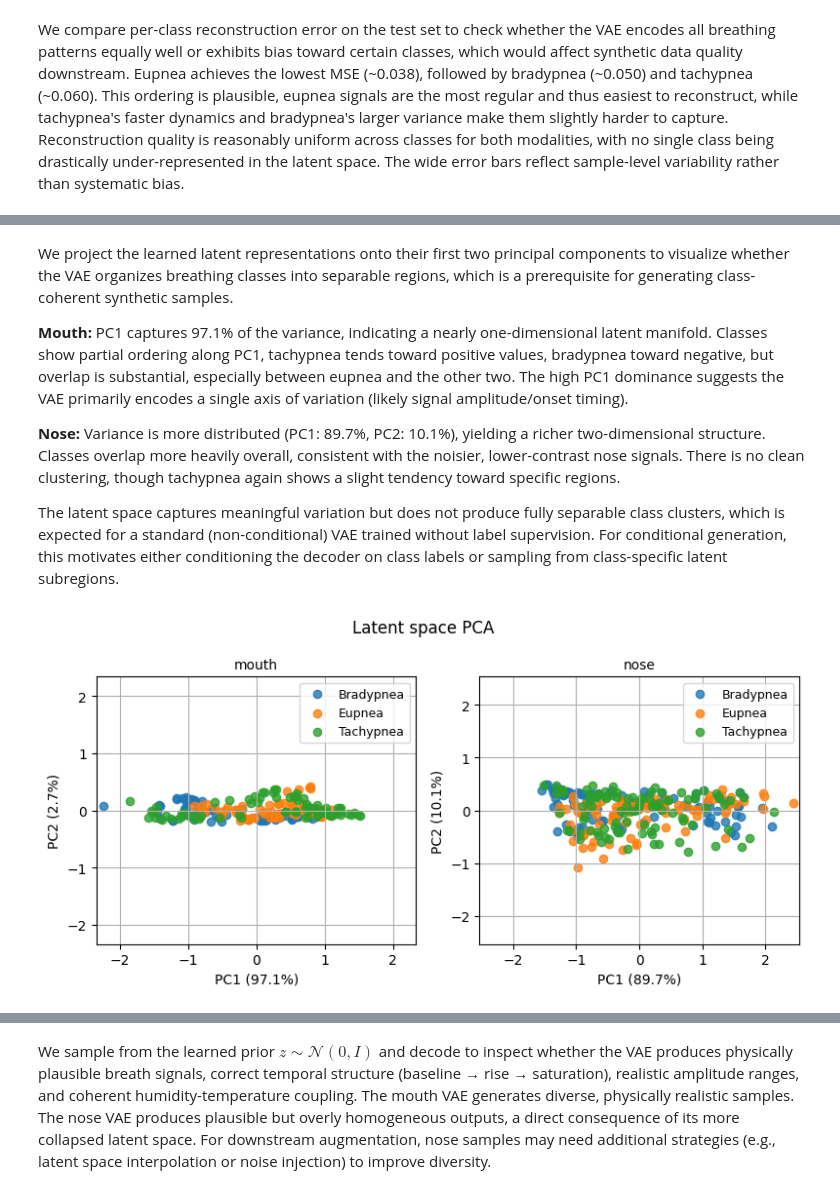
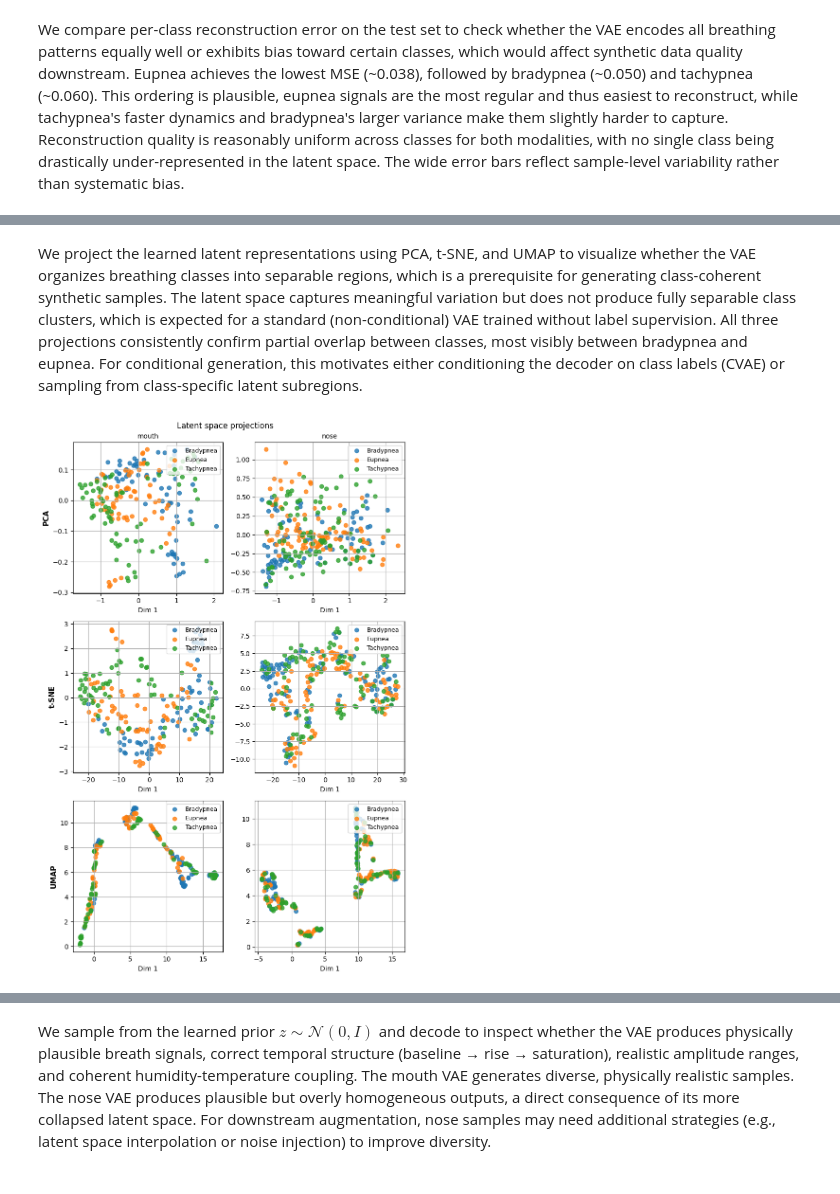
Before and after one commit to leon-rny/neural-network-breath-modeling, a Jupyter notebook: vae_evaluation.ipynb, the cells around one changed output, grey strips where cells are left out. Drawn from its saved outputs; the diff is of its cells as text; code cells hidden in the pictures.

```diff
--- a/vae_evaluation.ipynb
+++ b/vae_evaluation.ipynb
@@ -155,47 +154,45 @@ plt.show()
 # %% [markdown]
-We project the learned latent representations onto their first two principal components to visualize whether the VAE organizes breathing classes into separable regions, which is a prerequisite for generating class-coherent synthetic samples.
-
-**Mouth:** PC1 captures 97.1% of the variance, indicating a nearly one-dimensional latent manifold. Classes show partial ordering along PC1, tachypnea tends toward positive values, bradypnea toward negative, but overlap is substantial, especially between eupnea and the other two. The high PC1 dominance suggests the VAE primarily encodes a single axis of variation (likely signal amplitude/onset timing).
-
-**Nose:** Variance is more distributed (PC1: 89.7%, PC2: 10.1%), yielding a richer two-dimensional structure. Classes overlap more heavily overall, consistent with the noisier, lower-contrast nose signals. There is no clean clustering, though tachypnea again shows a slight tendency toward specific regions.
-
-The latent space captures meaningful variation but does not produce fully separable class clusters, which is expected for a standard (non-conditional) VAE trained without label supervision. For conditional generation, this motivates either conditioning the decoder on class labels or sampling from class-specific latent subregions.
+We project the learned latent representations using PCA, t-SNE, and UMAP to visualize whether the VAE organizes breathing classes into separable regions, which is a prerequisite for generating class-coherent synthetic samples. The latent space captures meaningful variation but does not produce fully separable class clusters, which is expected for a standard (non-conditional) VAE trained without label supervision. All three projections consistently confirm partial overlap between classes, most visibly between bradypnea and eupnea. For conditional generation, this motivates either conditioning the decoder on class labels (CVAE) or sampling from class-specific latent subregions.
 # %%
-fig, ax = plt.subplots(1, 2, figsize=(8, 4))
-plt.suptitle('Latent space PCA')
+fig, axes = plt.subplots(3, 2, figsize=(8, 12))
+plt.suptitle('Latent space projections')
 
+methods = [
+    ('PCA',   lambda z: PCA(n_components=2).fit_transform(z)),
+    ('t-SNE', lambda z: TSNE(n_components=2, random_state=42).fit_transform(z)),
+    ('UMAP',  lambda z: umap.UMAP(n_components=2, random_state=42).fit_transform(z)),
+]
 
 for col, region in enumerate(regions):
     train_ds = datasets[region]['train']
     model = models[region]
     model.eval()
 
-    model.eval()
     mus, labels = [], []
     with torch.no_grad():
         for i in range(len(train_ds)):
             signal, _, label = train_ds[i]
             mu, _ = model.encoder(signal.unsqueeze(0).to(device))
             mus.append(mu.squeeze(0).cpu().numpy())
             labels.append(label)
     mus    = np.stack(mus)
     labels = np.array(labels)
-    pca    = PCA(n_components=2)
-    z2d    = pca.fit_transform(mus)
 
-    for i, cls in enumerate(CLASSES):
-        mask = labels == i
-        ax[col].scatter(z2d[mask, 0], z2d[mask, 1], label=cls.capitalize(), alpha=0.8)
-    lim_max = max(np.abs(z2d[:, 0]).max(), np.abs(z2d[:, 1]).max())
-    ax[col].set_xlim(-lim_max - 0.1, lim_max + 0.1)
-    ax[col].set_ylim(-lim_max - 0.1, lim_max + 0.1)
-    ax[col].set_xlabel(f'PC1 ({pca.explained_variance_ratio_[0]:.1%})')
-    ax[col].set_ylabel(f'PC2 ({pca.explained_variance_ratio_[1]:.1%})')
-    ax[col].set_title(region)
-    ax[col].legend(loc='upper right')
-    ax[col].grid()
+    for row, (method_name, project) in enumerate(methods):
+        z2d = project(mus)
+        ax  = axes[row, col]
+        for i, cls in enumerate(CLASSES):
+            mask = labels == i
+            ax.scatter(z2d[mask, 0], z2d[mask, 1], label=cls.capitalize(), alpha=0.8)
+        if row == 0:
+            ax.set_title(region)
+        if col == 0:
+            ax.set_ylabel(method_name, fontsize=11, fontweight='bold')
+        ax.set_xlabel('Dim 1')
+        ax.legend(loc='upper right')
+        ax.grid()
 
 plt.tight_layout()
 plt.show()
 # %% [output]
-[figure, old version]
+[figure, new version]
```
Also changed, not shown: parts of 26 cells of this notebook, 10 other files.
